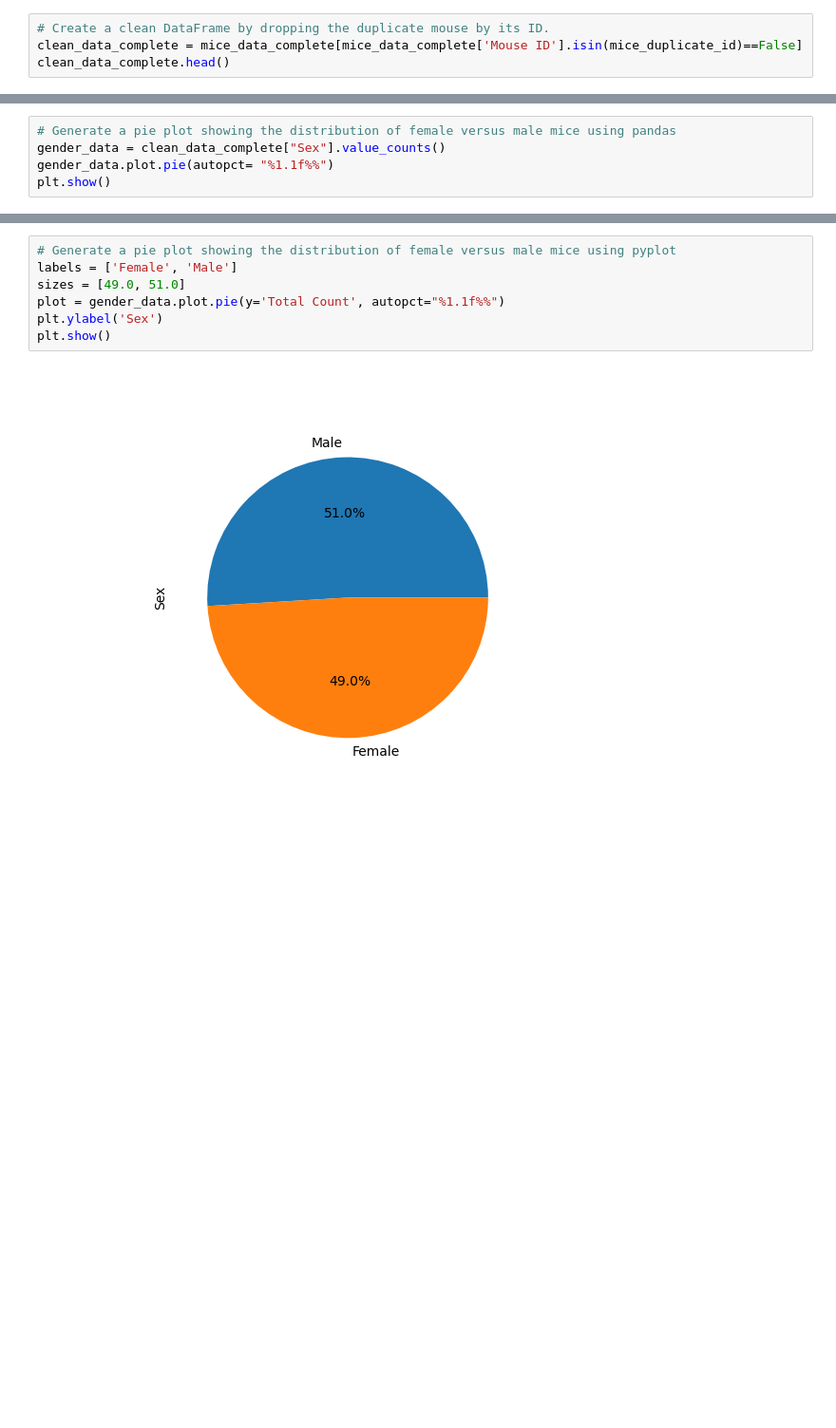
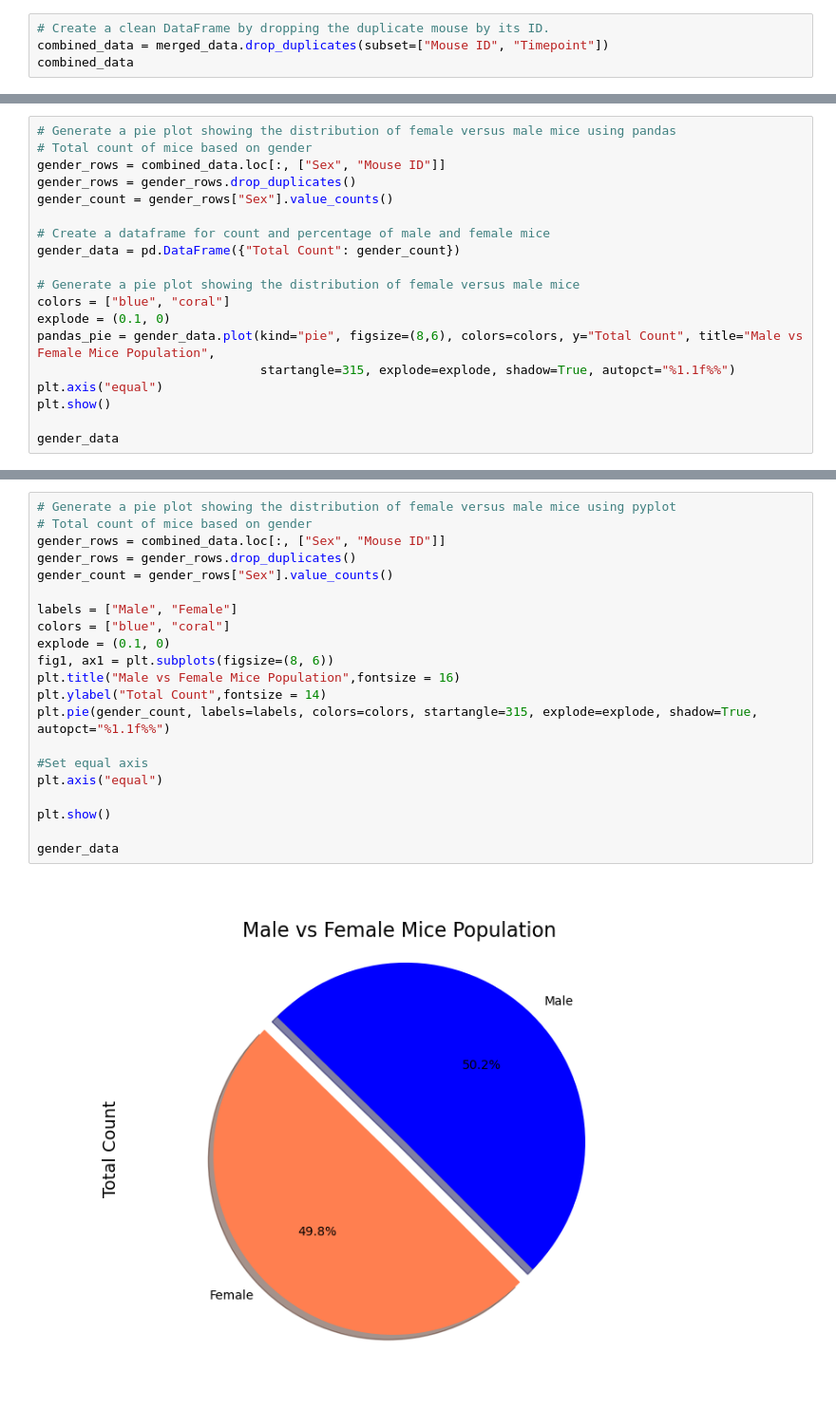
Before and after one commit to ruchichandrawal/Assignment5, a Jupyter notebook: Assignment 5 Final.ipynb, the cells around one changed output, grey strips where cells are left out. Shown at 95% size. Cells and saved outputs as stored; diff of their text form; blank space fills up the shorter version.

```diff
--- a/Assignment 5 Final.ipynb
+++ b/Assignment 5 Final.ipynb
@@ -64,5 +75,5 @@ mice_duplicate_data
 # %%
 # Create a clean DataFrame by dropping the duplicate mouse by its ID.
-clean_data_complete = mice_data_complete[mice_data_complete['Mouse ID'].isin(mice_duplicate_id)==False]
-clean_data_complete.head()
+combined_data = merged_data.drop_duplicates(subset=["Mouse ID", "Timepoint"])
+combined_data
 # %% [output]
@@ -162,6 +208,20 @@ plt.show()
 # %%
 # Generate a pie plot showing the distribution of female versus male mice using pandas
-gender_data = clean_data_complete["Sex"].value_counts()
-gender_data.plot.pie(autopct= "%1.1f%%")
+# Total count of mice based on gender
+gender_rows = combined_data.loc[:, ["Sex", "Mouse ID"]]
+gender_rows = gender_rows.drop_duplicates()
+gender_count = gender_rows["Sex"].value_counts()
+
+# Create a dataframe for count and percentage of male and female mice
+gender_data = pd.DataFrame({"Total Count": gender_count})
+
+# Generate a pie plot showing the distribution of female versus male mice
+colors = ["blue", "coral"]
+explode = (0.1, 0)
+pandas_pie = gender_data.plot(kind="pie", figsize=(8,6), colors=colors, y="Total Count", title="Male vs Female Mice Population",
+                              startangle=315, explode=explode, shadow=True, autopct="%1.1f%%")
+plt.axis("equal")
 plt.show()
+
+gender_data
 # %% [output]
@@ -169,9 +232,23 @@ plt.show()
 # %%
 # Generate a pie plot showing the distribution of female versus male mice using pyplot
-labels = ['Female', 'Male']
-sizes = [49.0, 51.0]
-plot = gender_data.plot.pie(y='Total Count', autopct="%1.1f%%")
-plt.ylabel('Sex')
+# Total count of mice based on gender
+gender_rows = combined_data.loc[:, ["Sex", "Mouse ID"]]
+gender_rows = gender_rows.drop_duplicates()
+gender_count = gender_rows["Sex"].value_counts()
+
+labels = ["Male", "Female"]
+colors = ["blue", "coral"]
+explode = (0.1, 0)
+fig1, ax1 = plt.subplots(figsize=(8, 6))
+plt.title("Male vs Female Mice Population",fontsize = 16)
+plt.ylabel("Total Count",fontsize = 14)
+plt.pie(gender_count, labels=labels, colors=colors, startangle=315, explode=explode, shadow=True, autopct="%1.1f%%")
+
+#Set equal axis
+plt.axis("equal")
+
 plt.show()
+
+gender_data
 # %% [output]
-[figure, old version]
+[figure, new version]
```
Also changed, not shown: parts of 27 cells of this notebook.
